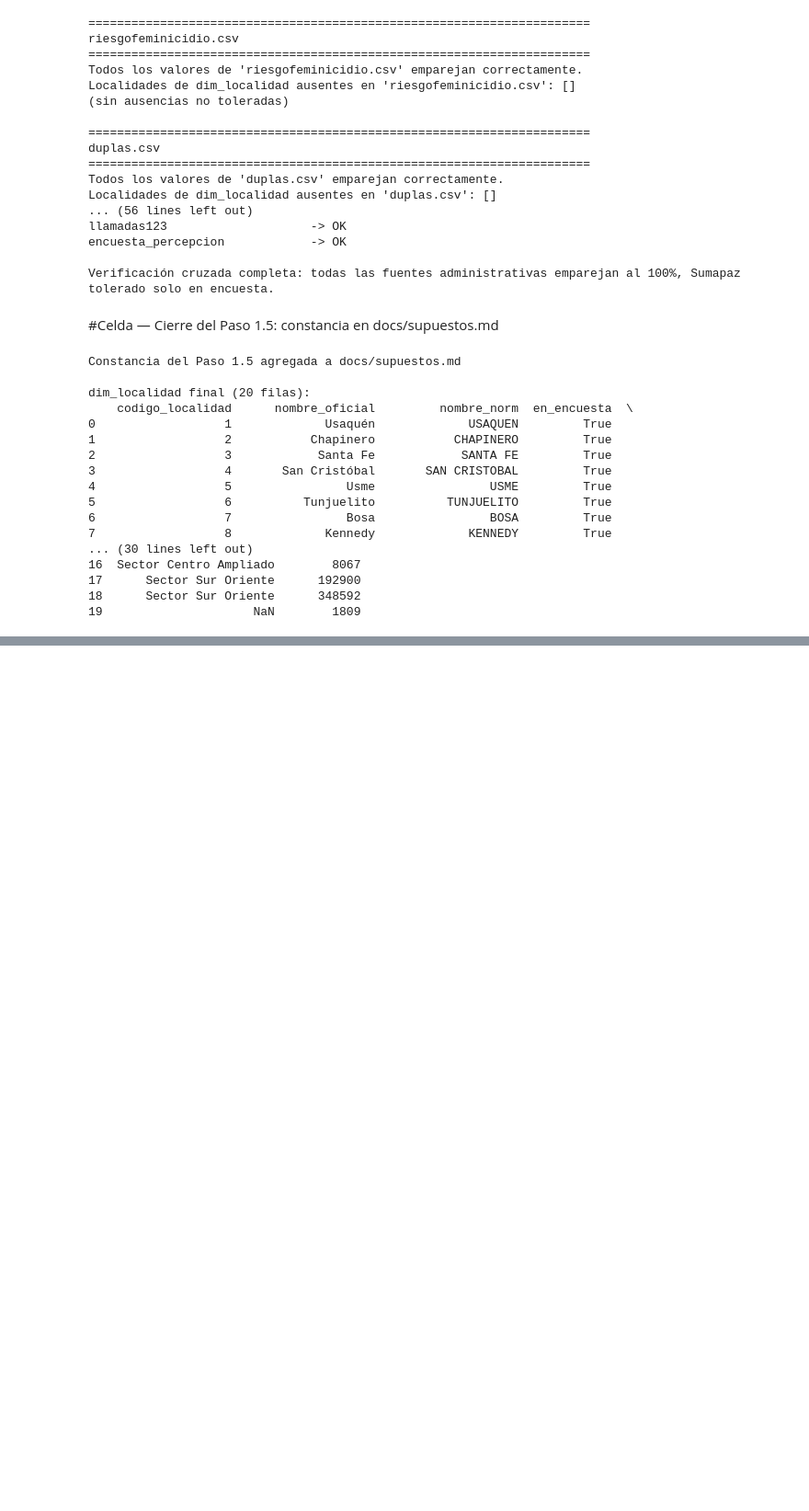
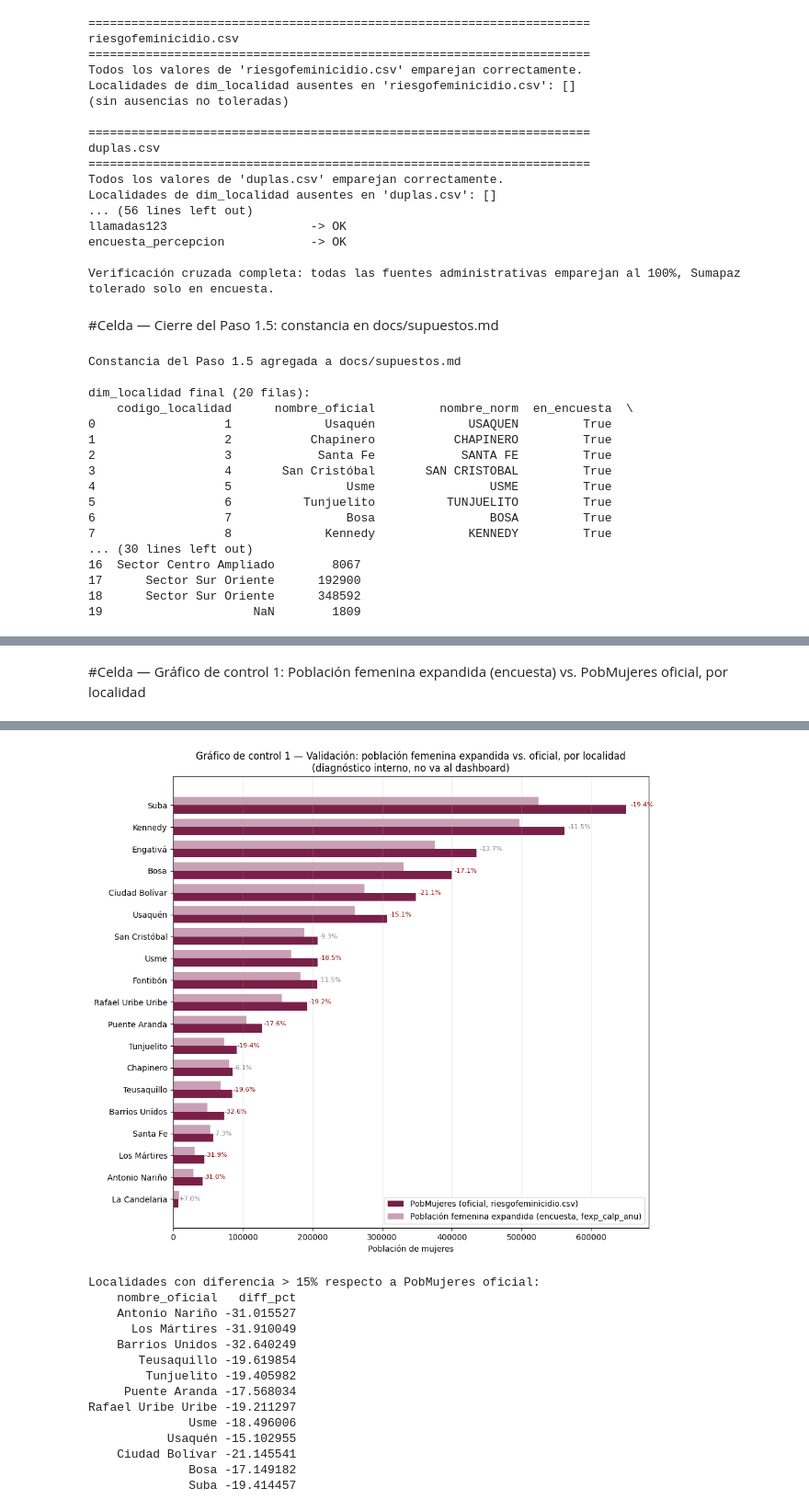
Before and after one commit to AnaTuPatrona/DataJamDistrital_Bogota2026, a Jupyter notebook: scripts/notebooks/01_preparacion.ipynb, the cells around one changed output, grey strips where cells are left out. Shown at 92% size. Cells and saved outputs as stored; diff of their text form; code cells hidden in the pictures; blank space fills up the shorter version.

```diff
--- a/scripts/notebooks/01_preparacion.ipynb
+++ b/scripts/notebooks/01_preparacion.ipynb
@@ -784,0 +1065,65 @@ dim_localidad final (20 filas):
+# %% [markdown]
+#Celda — Gráfico de control 1: Población femenina expandida (encuesta) vs. PobMujeres oficial, por localidad
+# %%
+import matplotlib.pyplot as plt
+
+# Población femenina expandida desde la encuesta: sexo al nacer = Mujer, suma de fexp_calp_anu por localidad
+# (D1 ya viene traducido a texto según diccionario_mapeo.py: "Mujer")
+df_mujeres = df.loc[df["D1"] == "Mujer"]
+
+pob_mujer_expandida = (
+    df_mujeres.groupby("codigo_localidad")["fexp_calp_anu"].sum()
+    .rename("PobMujeres_expandida_encuesta")
+)
+
+comparacion_mujeres = dim_localidad.merge(pob_mujer_expandida, on="codigo_localidad", how="left")
+comparacion_mujeres = comparacion_mujeres.loc[comparacion_mujeres["en_encuesta"]]  # excluye Sumapaz, no tiene encuesta
+
+# Diferencia porcentual, para anotar en el gráfico
+comparacion_mujeres["diff_pct"] = (
+    (comparacion_mujeres["PobMujeres_expandida_encuesta"] - comparacion_mujeres["PobMujeres"])
+    / comparacion_mujeres["PobMujeres"] * 100
+)
+
+comparacion_mujeres = comparacion_mujeres.sort_values("PobMujeres", ascending=True)
+
+print(comparacion_mujeres[["nombre_oficial", "PobMujeres", "PobMujeres_expandida_encuesta", "diff_pct"]].to_string(index=False))
+
+# --- Gráfico de barras horizontales enfrentadas ---
+fig, ax = plt.subplots(figsize=(10, 9))
+
+y_pos = np.arange(len(comparacion_mujeres))
+ancho = 0.38
+
+ax.barh(y_pos - ancho/2, comparacion_mujeres["PobMujeres"], height=ancho,
+        label="PobMujeres (oficial, riesgofeminicidio.csv)", color="#7a2048")
+ax.barh(y_pos + ancho/2, comparacion_mujeres["PobMujeres_expandida_encuesta"], height=ancho,
+        label="Población femenina expandida (encuesta, fexp_calp_anu)", color="#c9a0b5")
+
+ax.set_yticks(y_pos)
+ax.set_yticklabels(comparacion_mujeres["nombre_oficial"])
+ax.set_xlabel("Población de mujeres")
+ax.set_title("Gráfico de control 1 — Validación: población femenina expandida vs. oficial, por localidad\n"
+             "(diagnóstico interno, no va al dashboard)")
+ax.legend(loc="lower right")
+ax.grid(axis="x", alpha=0.3)
+
+# Anotar diferencia porcentual al final de cada par de barras
+for i, (_, row) in enumerate(comparacion_mujeres.iterrows()):
+    x_max = max(row["PobMujeres"], row["PobMujeres_expandida_encuesta"])
+    ax.text(x_max * 1.01, i, f"{row['diff_pct']:+.1f}%", va="center", fontsize=8,
+            color="darkred" if abs(row["diff_pct"]) > 15 else "gray")
+
+plt.tight_layout()
+plt.savefig("../../docs/grafico_control_1_pobmujeres.png", dpi=150, bbox_inches="tight")
+plt.show()
+
+# Alerta si alguna localidad excede la misma tolerancia del Paso 1.7
+TOLERANCIA_LOCAL = 0.15
+localidades_fuera_tolerancia = comparacion_mujeres.loc[comparacion_mujeres["diff_pct"].abs() > TOLERANCIA_LOCAL * 100]
+if not localidades_fuera_tolerancia.empty:
+    print(f"\nLocalidades con diferencia > {TOLERANCIA_LOCAL:.0%} respecto a PobMujeres oficial:")
+    print(localidades_fuera_tolerancia[["nombre_oficial", "diff_pct"]].to_string(index=False))
+else:
+    print(f"\nTodas las localidades dentro de {TOLERANCIA_LOCAL:.0%} de diferencia respecto a PobMujeres oficial.")
+# %% [output]
@@ -784,0 +1150,15 @@ dim_localidad final (20 filas):
+[figure, added]
+Localidades con diferencia > 15% respecto a PobMujeres oficial:
+    nombre_oficial   diff_pct
+    Antonio Nariño -31.015527
+      Los Mártires -31.910049
+    Barrios Unidos -32.640249
+       Teusaquillo -19.619854
+        Tunjuelito -19.405982
+     Puente Aranda -17.568034
+Rafael Uribe Uribe -19.211297
+              Usme -18.496006
+           Usaquén -15.102955
+    Ciudad Bolívar -21.145541
+              Bosa -17.149182
+              Suba -19.414457
```
Also changed, not shown: parts of 17 cells of this notebook.
